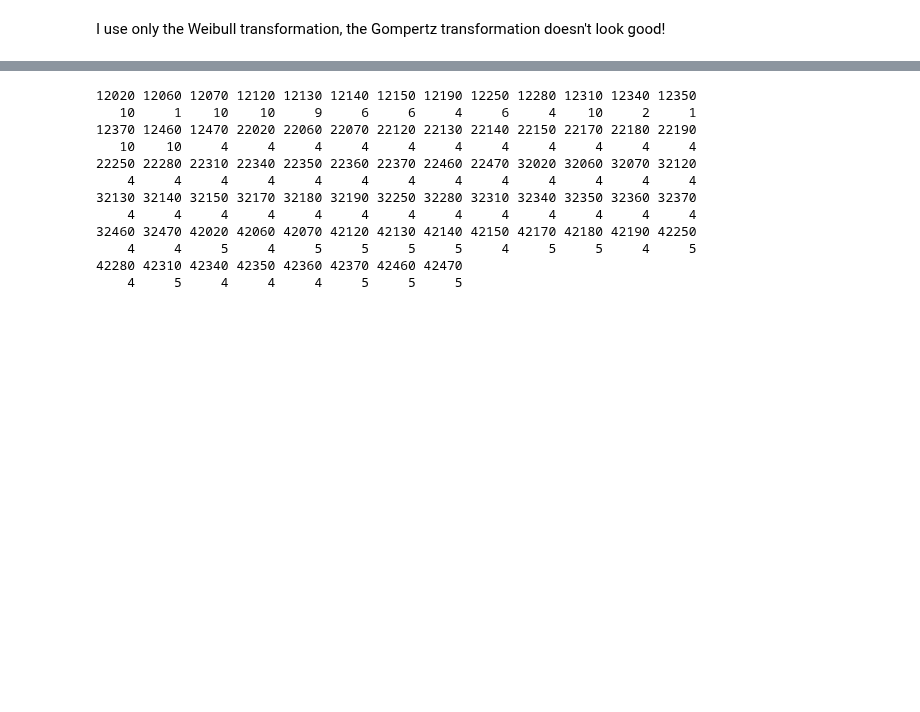
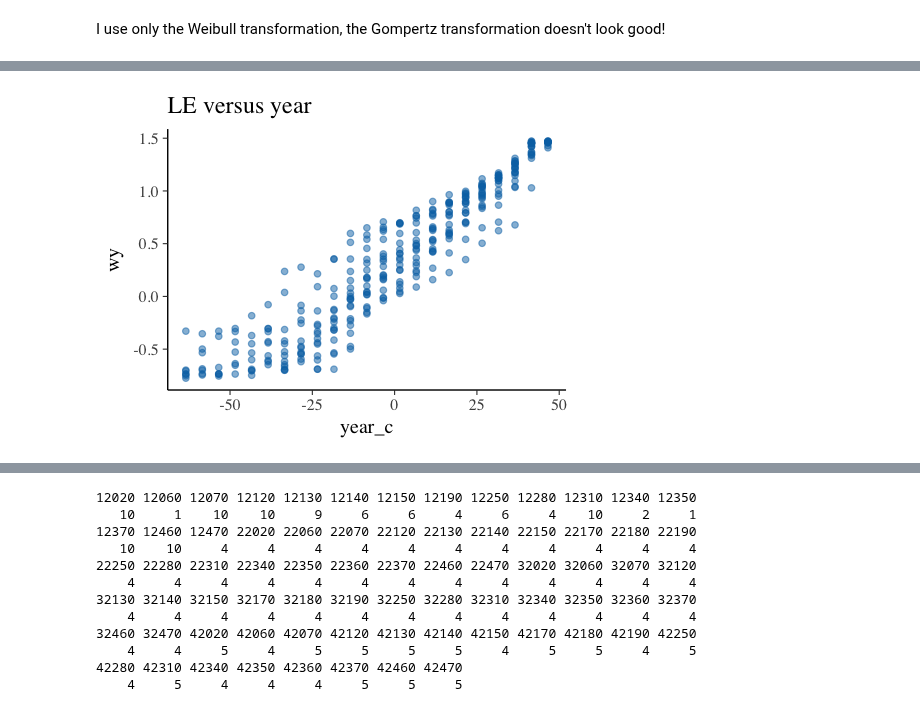
Before and after one commit to sdaza/lambda, a Jupyter notebook: notebooks/time_series_random_effect.ipynb, the cells around one changed output, grey strips where cells are left out. Drawn from its saved outputs; the diff is of its cells as text; code cells hidden in the pictures; blank space fills up the shorter version.

```diff
--- a/notebooks/time_series_random_effect.ipynb
+++ b/notebooks/time_series_random_effect.ipynb
@@ -61,0 +63,5 @@ ggplot(df, aes(wy)) + geom_histogram(bins=30)
+# %%
+options(repr.plot.width = 4, repr.plot.height = 3)
+ggplot(df, aes(y=wy, x=year_c)) + geom_point(alpha=0.5, color='#0072B2') + labs(title='LE versus year')
+# %% [output]
+[figure, added]
```
Also changed, not shown: parts of 37 cells of this notebook.
